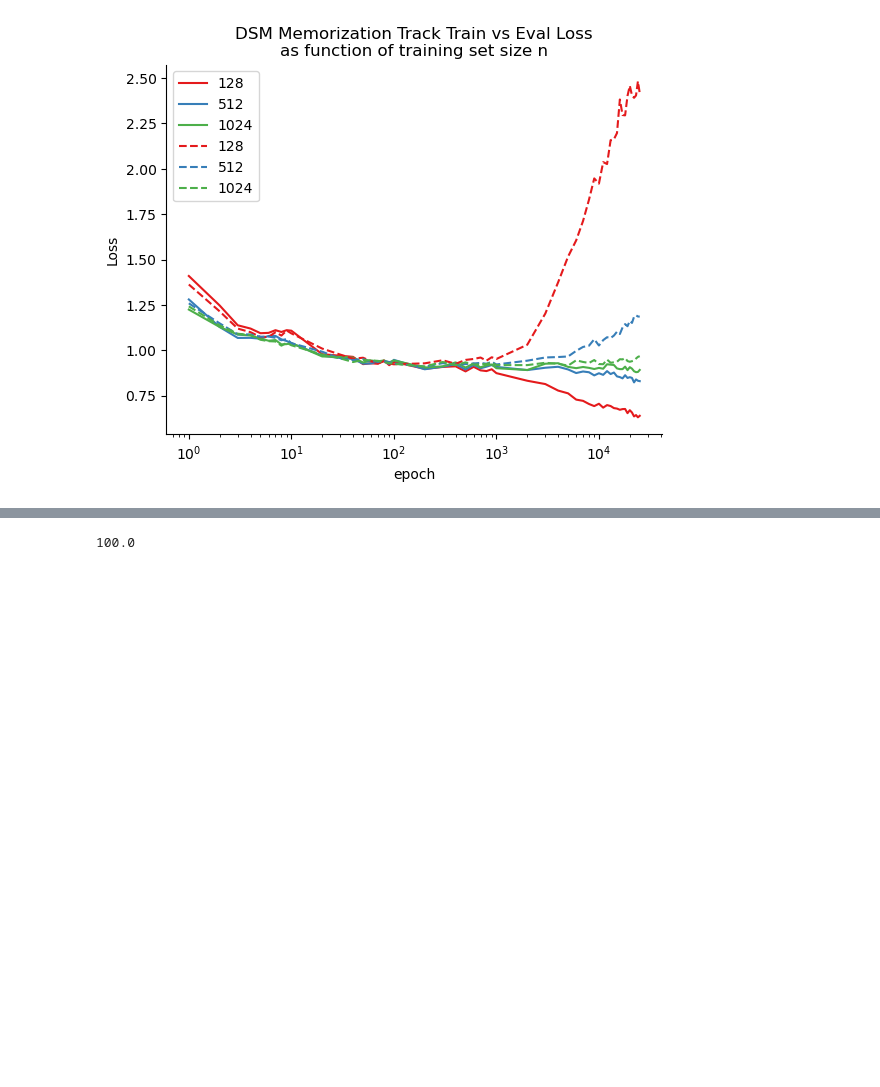
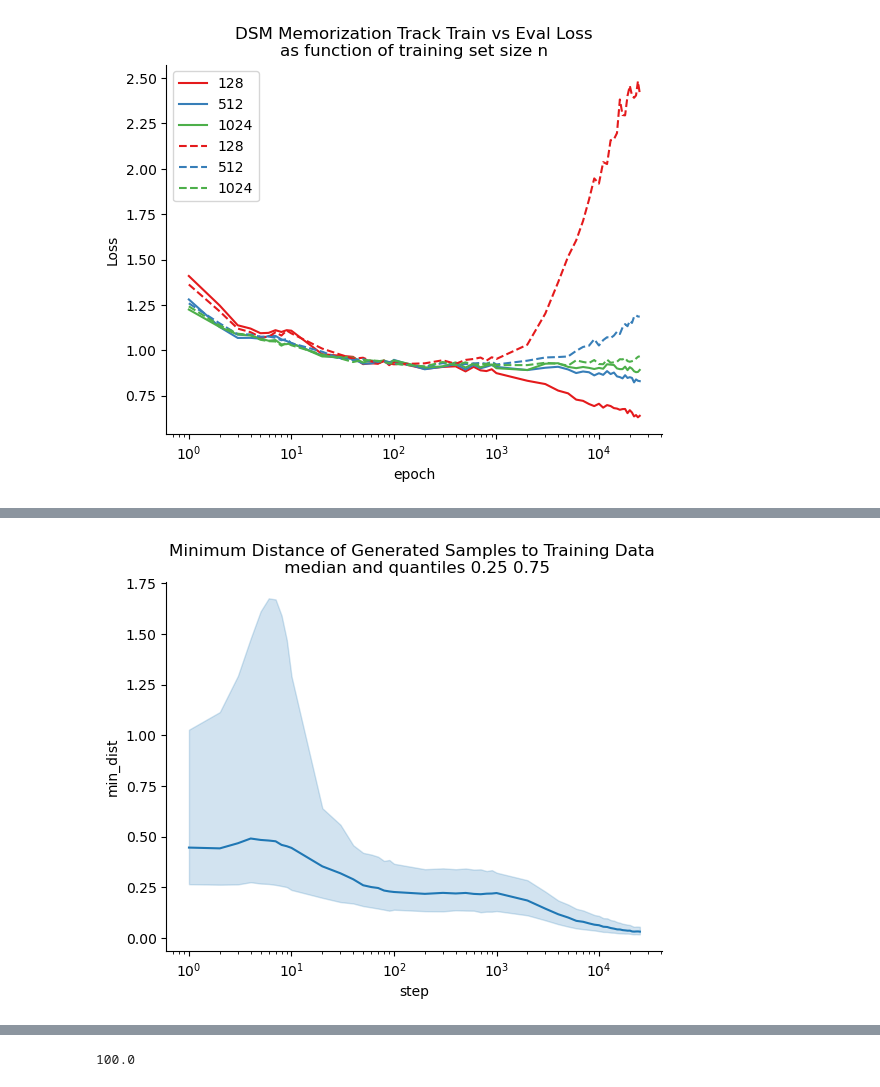
Before and after one commit to Animadversio/DiffusionMemorizationPhaseTrans, a Jupyter notebook: notebook/20260110_DSM_memorization_track.ipynb, the cells around one changed output, grey strips where cells are left out. Saved outputs shown, nothing was run; the diff lists cells and outputs as text; code cells hidden in the pictures; blank space fills up the shorter version.

```diff
--- a/notebook/20260110_DSM_memorization_track.ipynb
+++ b/notebook/20260110_DSM_memorization_track.ipynb
@@ -450,0 +576,20 @@ plt.show()
+# %%
+import numpy as np
+import seaborn as sns
+import matplotlib.pyplot as plt
+
+def q25_q75(x):
+    return np.quantile(x, [0.25, 0.75])
+
+sns.lineplot(
+    data=min_dist_col,
+    x="step",
+    y="min_dist",
+    estimator=np.median,      # center line
+    errorbar=lambda x: np.quantile(x, [0.25, 0.75])          # band is [q25, q75]
+)
+plt.xscale("log")
+plt.title("Minimum Distance of Generated Samples to Training Data \n median and quantiles 0.25 0.75")
+plt.show()
+# %% [output]
+[figure, added]
```
Also changed, not shown: parts of 21 cells of this notebook.
